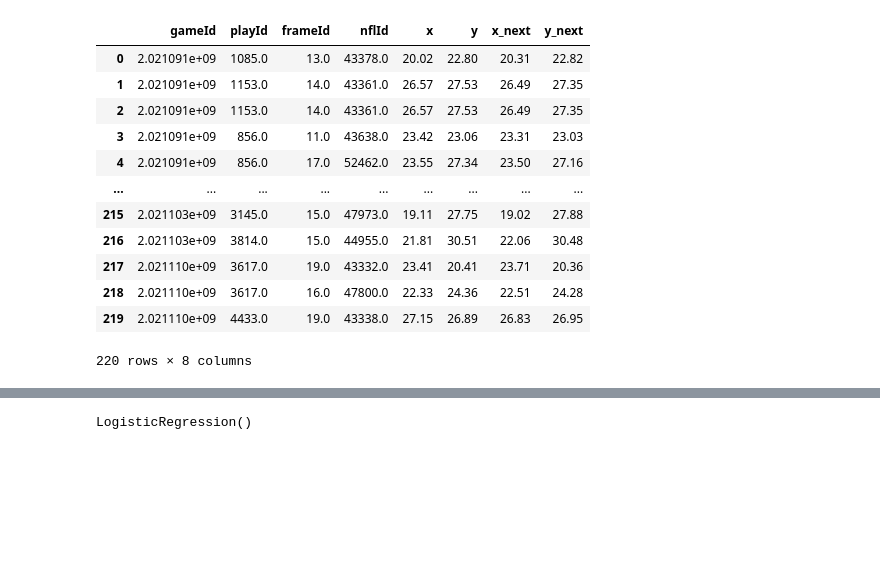
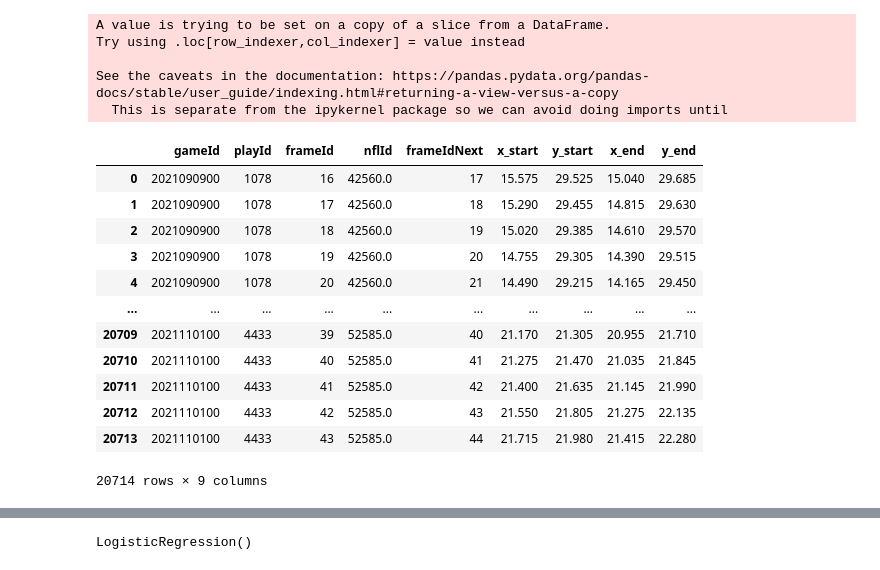
Before and after one commit to DennisKreger/NFL_Performance_Linemen, a Jupyter notebook: data-processing/pocket-progression-toward-qb-position.ipynb, the cells around one changed output, grey strips where cells are left out. Drawn from its saved outputs; the diff is of its cells as text; code cells hidden in the pictures; blank space fills up the shorter version.

```diff
--- a/data-processing/pocket-progression-toward-qb-position.ipynb
+++ b/data-processing/pocket-progression-toward-qb-position.ipynb
@@ -47,7 +49,7 @@ tracking = week1.append([
 # %%
 # Define matchup threshold
 matchup_distance_threshold = 1
-matchup_duration_threshold = 30
+matchup_duration_threshold = 20
 # %%
 # Get unique matchups that fall below threshold for frames exceeding the matchup duration_threshold
 red_zone_line_player_matchups = red_zone_line_player_proximity[red_zone_line_player_proximity['distance'] <= matchup_distance_threshold]
@@ -56,9 +58,10 @@ unique_matchups = red_zone_line_player_matchups[['gameId', 'playId', 'nflId', 'n
 # Initialize confirmed matchups DataFrame
 confirmed_matchups = pd.DataFrame()
 # %%
-# Add matchup that last for more frames than matchup_duration_threshold to confirmed matchups DataFrame
+# Add matchups that last for more frames than matchup_duration_threshold to confirmed matchups DataFrame
 for i, r in unique_matchups.iterrows():
     matchup = True
+    matchups = pd.DataFrame()
     for f in range(matchup_duration_threshold):
         matchup_frame = red_zone_line_player_matchups[
             (red_zone_line_player_matchups['gameId'] == r['gameId']) & \
@@ -70,5 +73,7 @@ for i, r in unique_matchups.iterrows():
         if len(matchup_frame) == 0:
             matchup = False
             break
+        matchups = matchups.append(matchup_frame)
     if matchup:
-        confirmed_matchups = confirmed_matchups.append(r)
+        confirmed_matchups = confirmed_matchups.append(matchups)
+confirmed_matchups
@@ -75,31 +94,56 @@ for i, r in unique_matchups.iterrows():
 # %%
-# Get next frame position
-next_frame = confirmed_matchups[['gameId', 'playId', 'frameId', 'nflId']]
+# Get next frame position and average matchup coords
+next_frame = confirmed_matchups[['gameId', 'playId', 'frameId', 'nflId', 'nflId2']]
 next_frame['frameIdNext'] = next_frame['frameId'] + 1
 next_frame_data = next_frame.merge(tracking[['gameId', 'playId', 'frameId', 'nflId', 'x', 'y']])
+next_frame_data = next_frame_data.merge(
+    tracking[['gameId', 'playId', 'frameId', 'nflId', 'x', 'y']],
+    left_on=['gameId', 'playId', 'frameIdNext', 'nflId'],
+    right_on=['gameId', 'playId', 'frameId', 'nflId'],
+    suffixes=('', '_opp')
+)
+next_frame_data['x_start'] = next_frame_data.apply(lambda r: mean([r['x'], r['x_opp']]), axis=1)
+next_frame_data['y_start'] = next_frame_data.apply(lambda r: mean([r['y'], r['y_opp']]), axis=1)
+next_frame_data.drop(['frameId_opp', 'x_opp', 'y_opp', 'x', 'y'], axis=1, inplace=True)
 
 next_frame_data = next_frame_data.merge(
     tracking[['gameId', 'playId', 'frameId', 'nflId', 'x', 'y']],
     left_on=['gameId', 'playId', 'frameIdNext', 'nflId'],
     right_on=['gameId', 'playId', 'frameId', 'nflId'],
     suffixes=('', '_next')
 )
-next_frame_data.drop(['frameId_next', 'frameIdNext'], axis=1, inplace=True)
+
+next_frame_data = next_frame_data.merge(
+    tracking[['gameId', 'playId', 'frameId', 'nflId', 'x', 'y']],
+    left_on=['gameId', 'playId', 'frameIdNext', 'nflId2'],
+    right_on=['gameId', 'playId', 'frameId', 'nflId'],
+    suffixes=('', '_opp')
+)
+
+next_frame_data['x_end'] = next_frame_data.apply(lambda r: mean([r['x'], r['x_opp']]), axis=1)
+next_frame_data['y_end'] = next_frame_data.apply(lambda r: mean([r['y'], r['y_opp']]), axis=1)
+
+next_frame_data.drop(['frameId_opp', 'frameId_next', 'nflId_opp', 'x_opp', 'y_opp', 'x', 'y', 'nflId2'], axis=1, inplace=True)
 next_frame_data
 # %% [output]
+A value is trying to be set on a copy of a slice from a DataFrame.
+Try using .loc[row_indexer,col_indexer] = value instead
+
+See the caveats in the documentation: https://pandas.pydata.org/pandas-docs/stable/user_guide/indexing.html#returning-a-view-versus-a-copy
+  This is separate from the ipykernel package so we can avoid doing imports until
-|  | gameId | playId | frameId | nflId | x | y | x_next | y_next |
-| 0 | 2.021091e+09 | 1085.0 | 13.0 | 43378.0 | 20.02 | 22.80 | 20.31 | 22.82 |
-| 1 | 2.021091e+09 | 1153.0 | 14.0 | 43361.0 | 26.57 | 27.53 | 26.49 | 27.35 |
-| 2 | 2.021091e+09 | 1153.0 | 14.0 | 43361.0 | 26.57 | 27.53 | 26.49 | 27.35 |
-| 3 | 2.021091e+09 | 856.0 | 11.0 | 43638.0 | 23.42 | 23.06 | 23.31 | 23.03 |
-| 4 | 2.021091e+09 | 856.0 | 17.0 | 52462.0 | 23.55 | 27.34 | 23.50 | 27.16 |
-| ... | ... | ... | ... | ... | ... | ... | ... | ... |
-| 215 | 2.021103e+09 | 3145.0 | 15.0 | 47973.0 | 19.11 | 27.75 | 19.02 | 27.88 |
-| 216 | 2.021103e+09 | 3814.0 | 15.0 | 44955.0 | 21.81 | 30.51 | 22.06 | 30.48 |
-| 217 | 2.021110e+09 | 3617.0 | 19.0 | 43332.0 | 23.41 | 20.41 | 23.71 | 20.36 |
-| 218 | 2.021110e+09 | 3617.0 | 16.0 | 47800.0 | 22.33 | 24.36 | 22.51 | 24.28 |
-| 219 | 2.021110e+09 | 4433.0 | 19.0 | 43338.0 | 27.15 | 26.89 | 26.83 | 26.95 |
+|  | gameId | playId | frameId | nflId | frameIdNext | x_start | y_start | x_end | y_end |
+| 0 | 2021090900 | 1078 | 16 | 42560.0 | 17 | 15.575 | 29.525 | 15.040 | 29.685 |
+| 1 | 2021090900 | 1078 | 17 | 42560.0 | 18 | 15.290 | 29.455 | 14.815 | 29.630 |
+| 2 | 2021090900 | 1078 | 18 | 42560.0 | 19 | 15.020 | 29.385 | 14.610 | 29.570 |
+| 3 | 2021090900 | 1078 | 19 | 42560.0 | 20 | 14.755 | 29.305 | 14.390 | 29.515 |
+| 4 | 2021090900 | 1078 | 20 | 42560.0 | 21 | 14.490 | 29.215 | 14.165 | 29.450 |
+| ... | ... | ... | ... | ... | ... | ... | ... | ... | ... |
+| 20709 | 2021110100 | 4433 | 39 | 52585.0 | 40 | 21.170 | 21.305 | 20.955 | 21.710 |
+| 20710 | 2021110100 | 4433 | 40 | 52585.0 | 41 | 21.275 | 21.470 | 21.035 | 21.845 |
+| 20711 | 2021110100 | 4433 | 41 | 52585.0 | 42 | 21.400 | 21.635 | 21.145 | 21.990 |
+| 20712 | 2021110100 | 4433 | 42 | 52585.0 | 43 | 21.550 | 21.805 | 21.275 | 22.135 |
+| 20713 | 2021110100 | 4433 | 43 | 52585.0 | 44 | 21.715 | 21.980 | 21.415 | 22.280 |
-220 rows × 8 columns
+20714 rows × 9 columns
 # %%
 def extract_angle(x_diff, y_diff):
     try:
```
Also changed, not shown: parts of 27 cells of this notebook, 5 other files.
